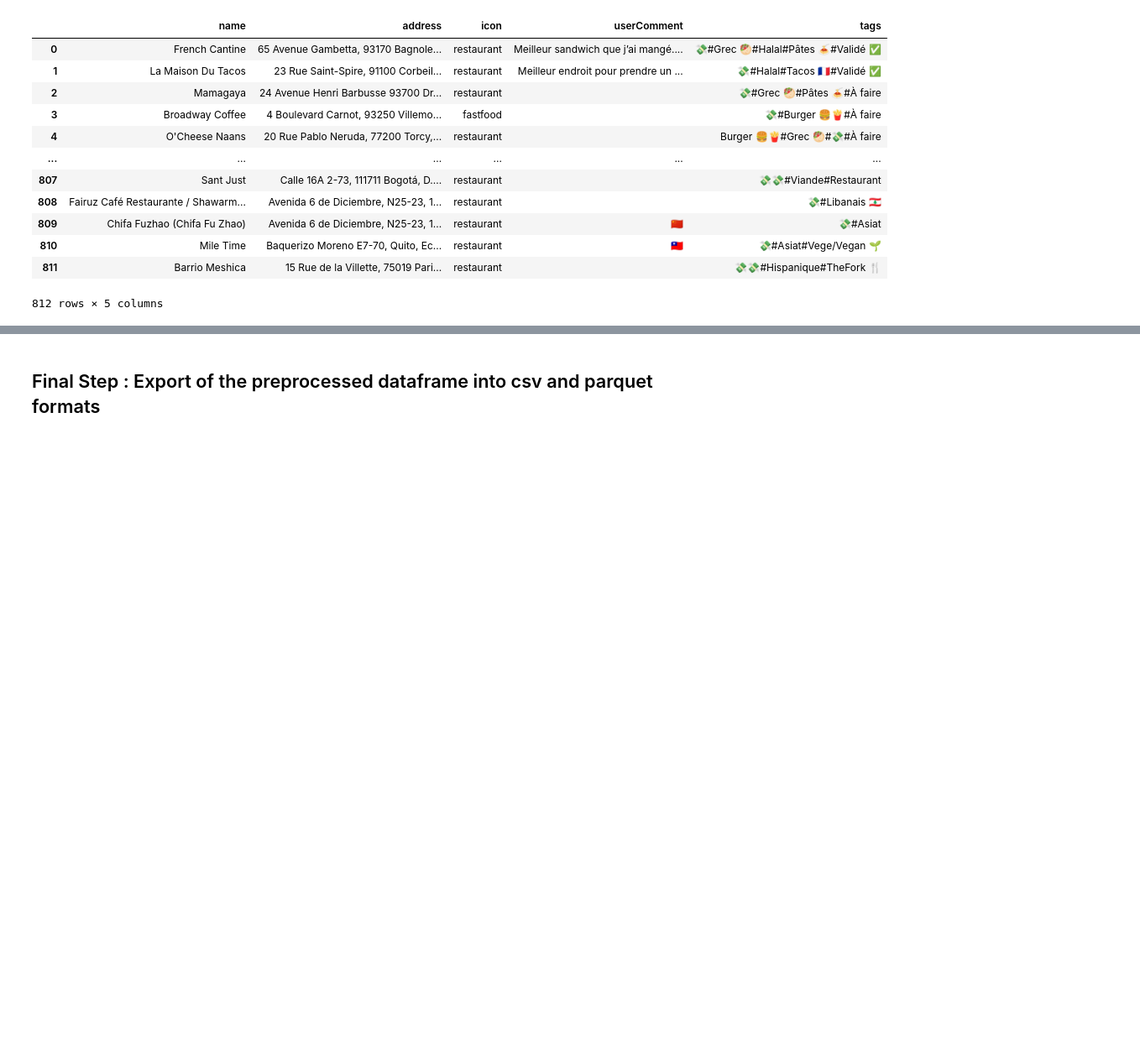
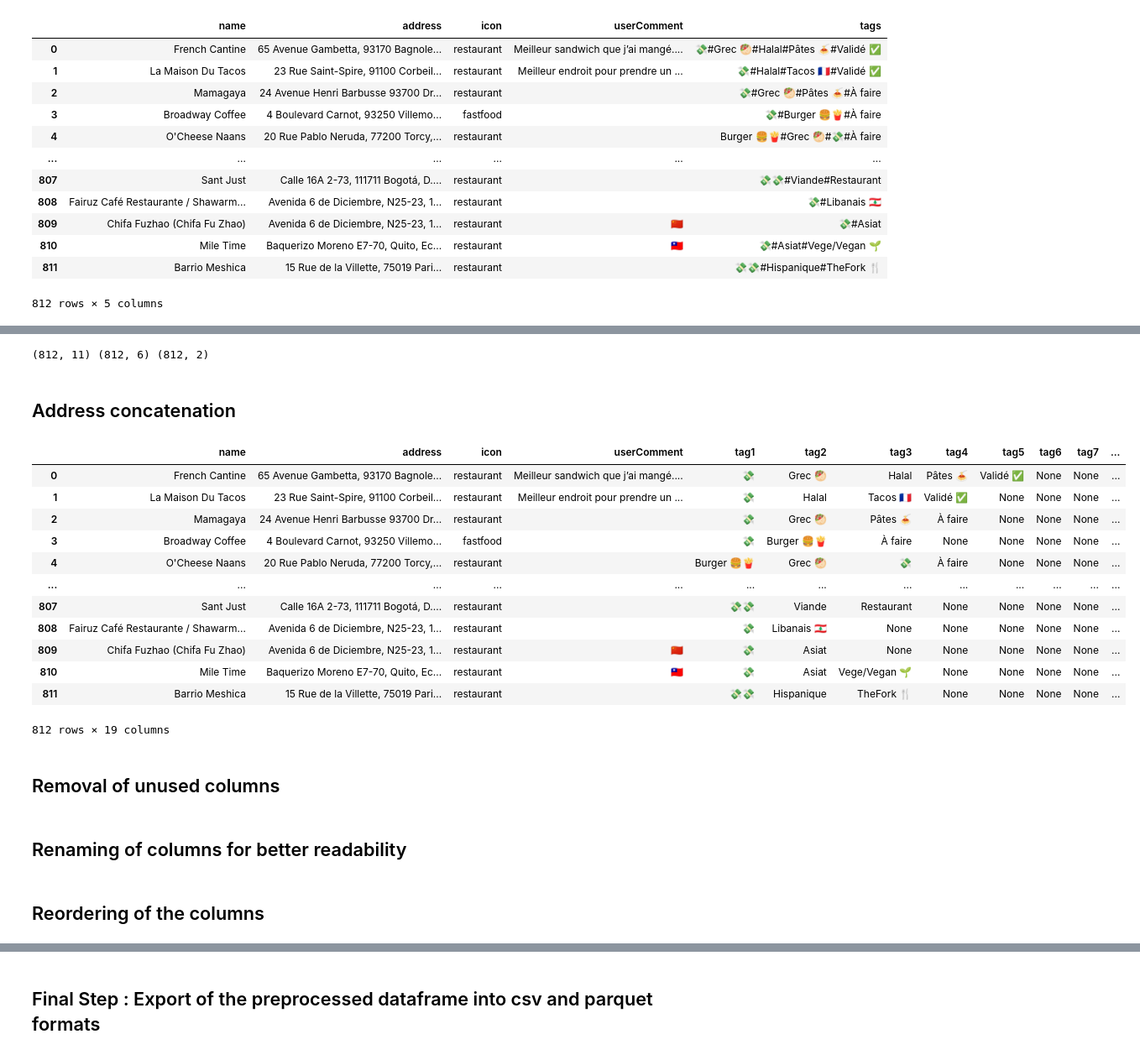
Before and after one commit to ephraim-amz/address-notebook-analysis, a Jupyter notebook: file-preprocessing-notebook.ipynb, the cells around one changed output, grey strips where cells are left out. Shown at 84% size. Saved outputs shown, nothing was run; the diff lists cells and outputs as text; code cells hidden in the pictures; blank space fills up the shorter version.

```diff
--- a/file-preprocessing-notebook.ipynb
+++ b/file-preprocessing-notebook.ipynb
@@ -75,0 +114,32 @@ privateless_df
+# %%
+df_pc = adr_df["adr2"].str.split(' ', expand=True)
+# %%
+df_pc.columns = [f'cp{i+1}' for i in range(df_pc.shape[1])]
+# %%
+df_pc = df_pc[["cp2","cp3"]]
+# %%
+print(privateless_df.shape,adr_df.shape,df_pc.shape)
+# %% [output]
+(812, 11) (812, 6) (812, 2)
+# %% [markdown]
+## Address concatenation
+# %%
+df = pd.concat([privateless_df,adr_df, df_pc], axis=1)
+# %%
+df
+# %% [output]
+|  | name | address | icon | userComment | tag1 | tag2 | tag3 | tag4 | tag5 | tag6 | tag7 | ... |
+| 0 | French Cantine | 65 Avenue Gambetta, 93170 Bagnole... | restaurant | Meilleur sandwich que j’ai mangé.... | 💸 | Grec 🥙 | Halal | Pâtes 🍝 | Validé ✅ | None | None | ... |
+| 1 | La Maison Du Tacos | 23 Rue Saint-Spire, 91100 Corbeil... | restaurant | Meilleur endroit pour prendre un ... | 💸 | Halal | Tacos 🇫🇷 | Validé ✅ | None | None | None | ... |
+| 2 | Mamagaya | 24 Avenue Henri Barbusse 93700 Dr... | restaurant |  | 💸 | Grec 🥙 | Pâtes 🍝 | À faire | None | None | None | ... |
+| 3 | Broadway Coffee | 4 Boulevard Carnot, 93250 Villemo... | fastfood |  | 💸 | Burger 🍔🍟 | À faire | None | None | None | None | ... |
+| 4 | O'Cheese Naans | 20 Rue Pablo Neruda, 77200 Torcy,... | restaurant |  | Burger 🍔🍟 | Grec 🥙 | 💸 | À faire | None | None | None | ... |
+| ... | ... | ... | ... | ... | ... | ... | ... | ... | ... | ... | ... | ... |
+| 807 | Sant Just | Calle 16A 2-73, 111711 Bogotá, D.... | restaurant |  | 💸💸 | Viande | Restaurant | None | None | None | None | ... |
+| 808 | Fairuz Café Restaurante / Shawarm... | Avenida 6 de Diciembre, N25-23, 1... | restaurant |  | 💸 | Libanais 🇱🇧 | None | None | None | None | None | ... |
+| 809 | Chifa Fuzhao (Chifa Fu Zhao) | Avenida 6 de Diciembre, N25-23, 1... | restaurant | 🇨🇳 | 💸 | Asiat | None | None | None | None | None | ... |
+| 810 | Mile Time | Baquerizo Moreno E7-70, Quito, Ec... | restaurant | 🇹🇼 | 💸 | Asiat | Vege/Vegan 🌱 | None | None | None | None | ... |
+| 811 | Barrio Meshica | 15 Rue de la Villette, 75019 Pari... | restaurant |  | 💸💸 | Hispanique | TheFork 🍴 | None | None | None | None | ... |
+812 rows × 19 columns
+# %% [markdown]
+## Removal of unused columns
@@ -75,0 +148,2 @@ privateless_df
+# %% [markdown]
+## Renaming of columns for better readability
@@ -75,0 +152,2 @@ privateless_df
+# %% [markdown]
+## Reordering of the columns
```
Also changed, not shown: parts of 20 cells of this notebook, 2 other files.
